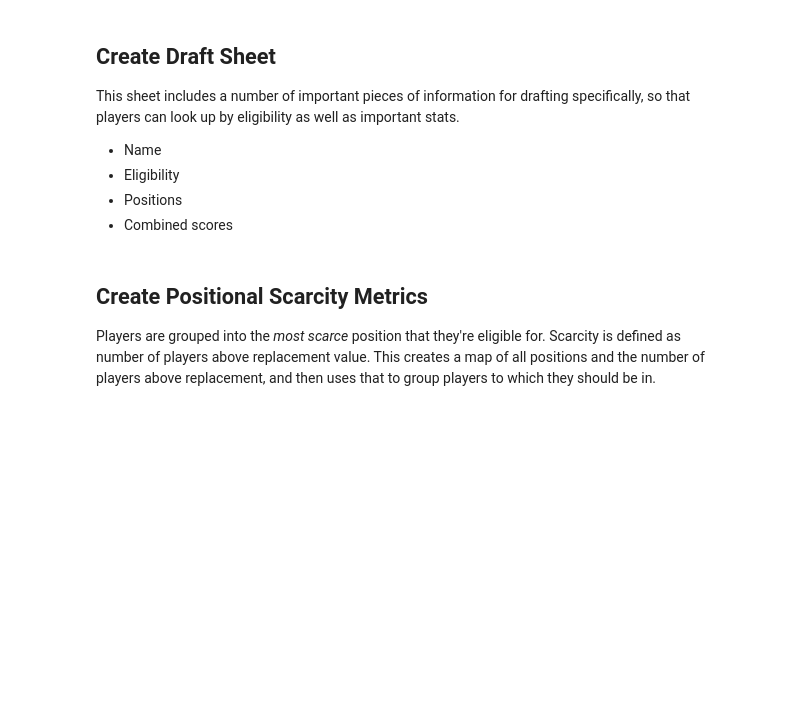
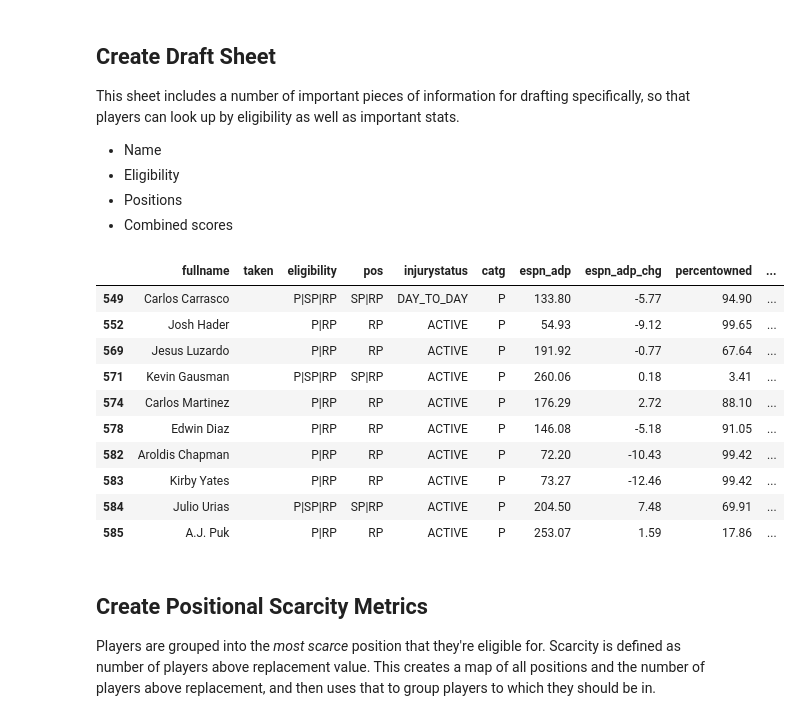
Before and after one commit to zmsy/notebooks, a Jupyter notebook: player_z_scores_preseason.ipynb, the cells around one changed output. Saved outputs shown, nothing was run; the diff lists cells and outputs as text; code cells hidden in the pictures; blank space fills up the shorter version.

```diff
--- a/player_z_scores_preseason.ipynb
+++ b/player_z_scores_preseason.ipynb
@@ -297,6 +252,20 @@ dfd.sort_values(by='score', inplace=True, ascending=False)
 dfd['rank'] = dfd['score'].rank(ascending=False, method='first', na_option='bottom')
 dfd.reset_index(drop=True)
 print()
+# %%
+dfd[dfd['pos'].str.contains('RP')].head(10)
+# %% [output]
+|  | fullname | taken | eligibility | pos | injurystatus | catg | espn_adp | espn_adp_chg | percentowned | ... |
+| 549 | Carlos Carrasco |  | P|SP|RP | SP|RP | DAY_TO_DAY | P | 133.80 | -5.77 | 94.90 | ... |
+| 552 | Josh Hader |  | P|RP | RP | ACTIVE | P | 54.93 | -9.12 | 99.65 | ... |
+| 569 | Jesus Luzardo |  | P|RP | RP | ACTIVE | P | 191.92 | -0.77 | 67.64 | ... |
+| 571 | Kevin Gausman |  | P|SP|RP | SP|RP | ACTIVE | P | 260.06 | 0.18 | 3.41 | ... |
+| 574 | Carlos Martinez |  | P|RP | RP | ACTIVE | P | 176.29 | 2.72 | 88.10 | ... |
+| 578 | Edwin Diaz |  | P|RP | RP | ACTIVE | P | 146.08 | -5.18 | 91.05 | ... |
+| 582 | Aroldis Chapman |  | P|RP | RP | ACTIVE | P | 72.20 | -10.43 | 99.42 | ... |
+| 583 | Kirby Yates |  | P|RP | RP | ACTIVE | P | 73.27 | -12.46 | 99.42 | ... |
+| 584 | Julio Urias |  | P|SP|RP | SP|RP | ACTIVE | P | 204.50 | 7.48 | 69.91 | ... |
+| 585 | A.J. Puk |  | P|RP | RP | ACTIVE | P | 253.07 | 1.59 | 17.86 | ... |
 # %% [markdown]
 ## Create Positional Scarcity Metrics
 
```
Also changed, not shown: parts of 17 cells of this notebook.
